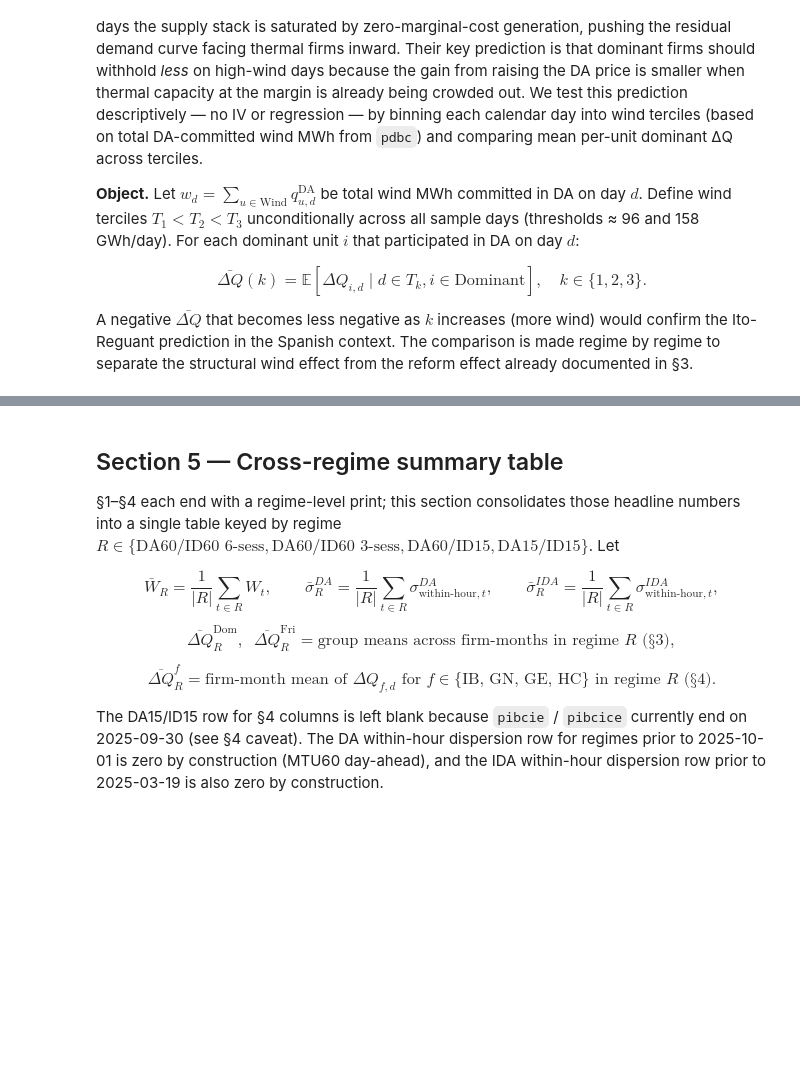
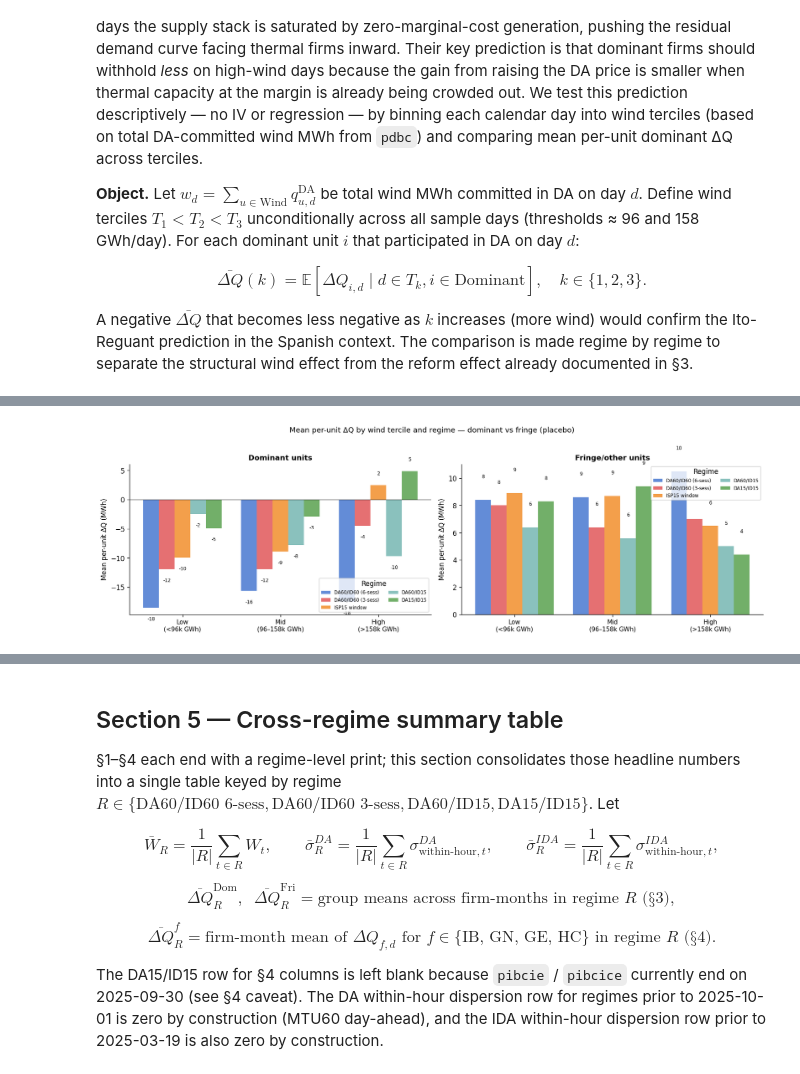
Before and after one commit to PabloParamioPerez/mtu15_project, a Jupyter notebook: explore/03_reform_narrative.ipynb, the cells around one changed output, grey strips where cells are left out. Saved outputs shown, nothing was run; the diff lists cells and outputs as text; code cells hidden in the pictures; blank space fills up the shorter version.

```diff
--- a/explore/03_reform_narrative.ipynb
+++ b/explore/03_reform_narrative.ipynb
@@ -802,0 +886,65 @@ print(pivot.to_string())
+# %%
+# §3f — Dominant vs fringe ΔQ by wind × regime (placebo test)
+# Uses unit_day_dq and daily_wind already computed in §3 / §3e.
+# Fixed wind thresholds (global sample quantiles) so both groups use identical bins.
+
+_q33 = daily_wind['wind_mwh'].quantile(1/3)
+_q67 = daily_wind['wind_mwh'].quantile(2/3)
+_t_lo = f'Low\n(<{_q33/1000:.0f}k GWh)'
+_t_mi = f'Mid\n({_q33/1000:.0f}–{_q67/1000:.0f}k GWh)'
+_t_hi = f'High\n(>{_q67/1000:.0f}k GWh)'
+_tercile_labels = [_t_lo, _t_mi, _t_hi]
+
+_bins_regime = [pd.Timestamp('2023-01-01'), IDA_REFORM, ISP15_REFORM,
+                INTRADAY_REFORM, DAY_AHEAD_REFORM, pd.Timestamp('2030-01-01')]
+
+_merged = unit_day_dq.copy()
+_merged['date'] = pd.to_datetime(_merged['date'])
+_merged = _merged.merge(daily_wind, on='date', how='inner')
+_merged['regime'] = pd.cut(_merged['date'], bins=_bins_regime,
+                           labels=REGIME_ORDER, right=False)
+_merged['wind_bin'] = pd.cut(_merged['wind_mwh'],
+                             bins=[-np.inf, _q33, _q67, np.inf],
+                             labels=_tercile_labels)
+
+pivots = {}
+for grp in ['Dominant', 'Fringe/other']:
+    pivots[grp] = (_merged[_merged['group'] == grp]
+                   .groupby(['regime', 'wind_bin'], observed=True)['delta_q_mwh']
+                   .mean().round(1).unstack('wind_bin').reindex(REGIME_ORDER))
+
+fig, axes = plt.subplots(1, 2, figsize=(14, 4.5), sharey=False)
+REGIME_COLORS_5 = ['#4878d0', '#e15759', '#f28e2b', '#76b7b2', '#59a14f']
+
+for ax, (grp, pivot) in zip(axes, pivots.items()):
+    x = np.arange(len(_tercile_labels))
+    width = 0.16
+    for j, (regime, color) in enumerate(zip(REGIME_ORDER, REGIME_COLORS_5)):
+        if regime not in pivot.index:
+            continue
+        vals = pivot.loc[regime].values
+        bars = ax.bar(x + j * width, vals, width, label=regime, color=color, alpha=0.85)
+        for bar, v in zip(bars, vals):
+            if not np.isnan(v):
+                ax.text(bar.get_x() + bar.get_width() / 2,
+                        v - 1.5 if v < 0 else v + 1.5,
+                        f'{v:.0f}', ha='center',
+                        va='top' if v < 0 else 'bottom',
+                        fontsize=7, color='black')
+    ax.axhline(0, color='black', lw=0.8)
+    ax.set_xticks(x + 2 * width)
+    ax.set_xticklabels(_tercile_labels, fontsize=9)
+    ax.set_ylabel('Mean per-unit ΔQ (MWh)')
+    ax.set_title(f'{grp} units', fontsize=11, fontweight='bold')
+    ax.legend(fontsize=7, title='Regime', ncol=2)
+
+fig.suptitle('Mean per-unit ΔQ by wind tercile and regime — dominant vs fringe (placebo)',
+             fontsize=11)
+plt.tight_layout()
+plt.show()
+
+for grp, pivot in pivots.items():
+    print(f"\n=== {grp} ===")
+    print(pivot.to_string())
+# %% [output]
+[figure, added]
```
Also changed, not shown: parts of 21 cells of this notebook, 2 other files.
